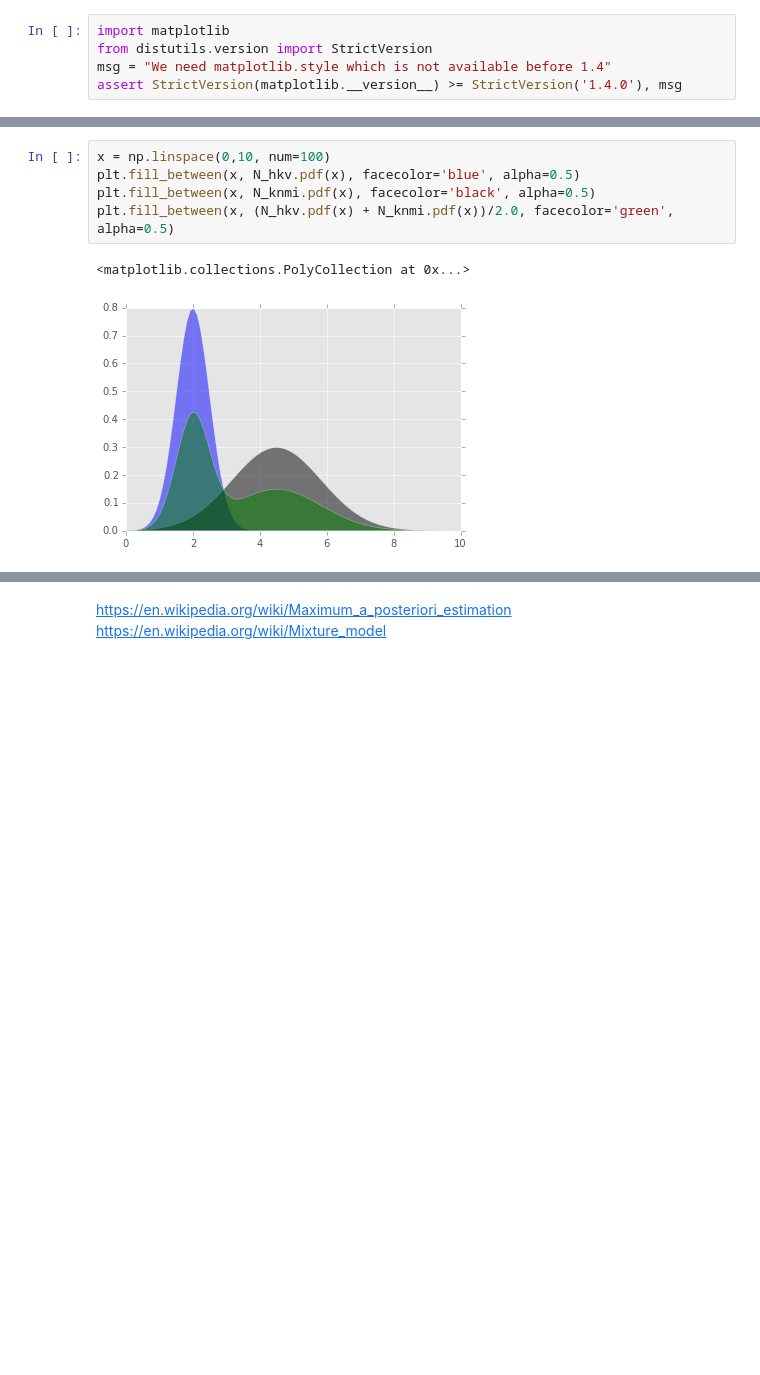
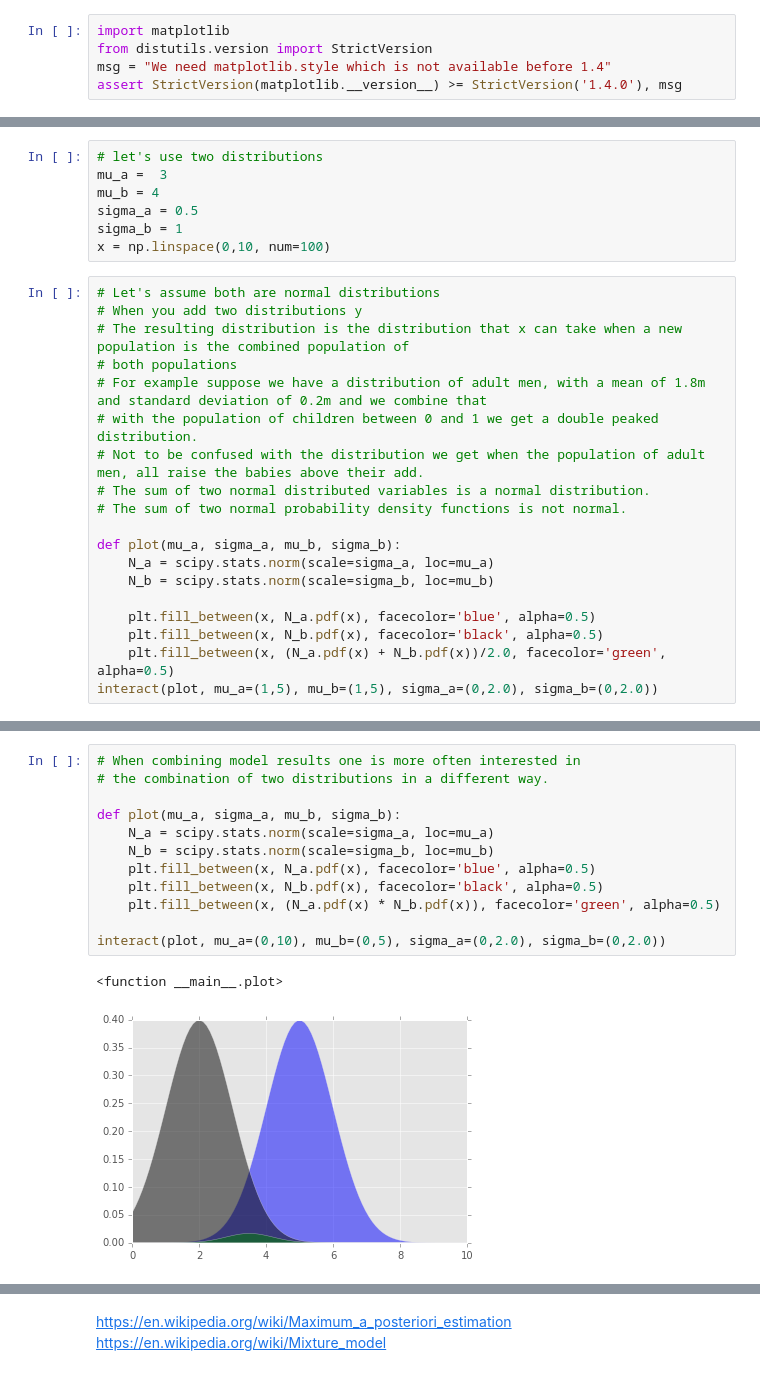
Before and after one commit to openearth/notebooks, a Jupyter notebook: modelaveraging.ipynb, the cells around one changed output, grey strips where cells are left out. Drawn from its saved outputs; the diff is of its cells as text; blank space fills up the shorter version.

```diff
--- a/modelaveraging.ipynb
+++ b/modelaveraging.ipynb
@@ -40,0 +23,26 @@ N_hkv = scipy.stats.norm(scale=sigma_hkv, loc=mean_hkv)
+# %%
+# let's use two distributions
+mu_a =  3
+mu_b = 4
+sigma_a = 0.5
+sigma_b = 1
+x = np.linspace(0,10, num=100)
+# %%
+# Let's assume both are normal distributions
+# When you add two distributions y
+# The resulting distribution is the distribution that x can take when a new population is the combined population of
+# both populations
+# For example suppose we have a distribution of adult men, with a mean of 1.8m and standard deviation of 0.2m and we combine that
+# with the population of children between 0 and 1 we get a double peaked distribution.
+# Not to be confused with the distribution we get when the population of adult men, all raise the babies above their add.
+# The sum of two normal distributed variables is a normal distribution.
+# The sum of two normal probability density functions is not normal.
+
+def plot(mu_a, sigma_a, mu_b, sigma_b):
+    N_a = scipy.stats.norm(scale=sigma_a, loc=mu_a)
+    N_b = scipy.stats.norm(scale=sigma_b, loc=mu_b)
+
+    plt.fill_between(x, N_a.pdf(x), facecolor='blue', alpha=0.5)
+    plt.fill_between(x, N_b.pdf(x), facecolor='black', alpha=0.5)
+    plt.fill_between(x, (N_a.pdf(x) + N_b.pdf(x))/2.0, facecolor='green', alpha=0.5)
+interact(plot, mu_a=(1,5), mu_b=(1,5), sigma_a=(0,2.0), sigma_b=(0,2.0))
@@ -41,8 +52,15 @@ N_hkv = scipy.stats.norm(scale=sigma_hkv, loc=mean_hkv)
 # %%
-x = np.linspace(0,10, num=100)
-plt.fill_between(x, N_hkv.pdf(x), facecolor='blue', alpha=0.5)
-plt.fill_between(x, N_knmi.pdf(x), facecolor='black', alpha=0.5)
-plt.fill_between(x, (N_hkv.pdf(x) + N_knmi.pdf(x))/2.0, facecolor='green', alpha=0.5)
+# When combining model results one is more often interested in
+# the combination of two distributions in a different way.
+
+def plot(mu_a, sigma_a, mu_b, sigma_b):
+    N_a = scipy.stats.norm(scale=sigma_a, loc=mu_a)
+    N_b = scipy.stats.norm(scale=sigma_b, loc=mu_b)
+    plt.fill_between(x, N_a.pdf(x), facecolor='blue', alpha=0.5)
+    plt.fill_between(x, N_b.pdf(x), facecolor='black', alpha=0.5)
+    plt.fill_between(x, (N_a.pdf(x) * N_b.pdf(x)), facecolor='green', alpha=0.5)
+
+interact(plot, mu_a=(0,10), mu_b=(0,5), sigma_a=(0,2.0), sigma_b=(0,2.0))
 # %% [output]
-<matplotlib.collections.PolyCollection at 0x...>
+<function __main__.plot>
-[figure, old version]
+[figure, new version]
```
Also changed, not shown: parts of 26 cells of this notebook.
